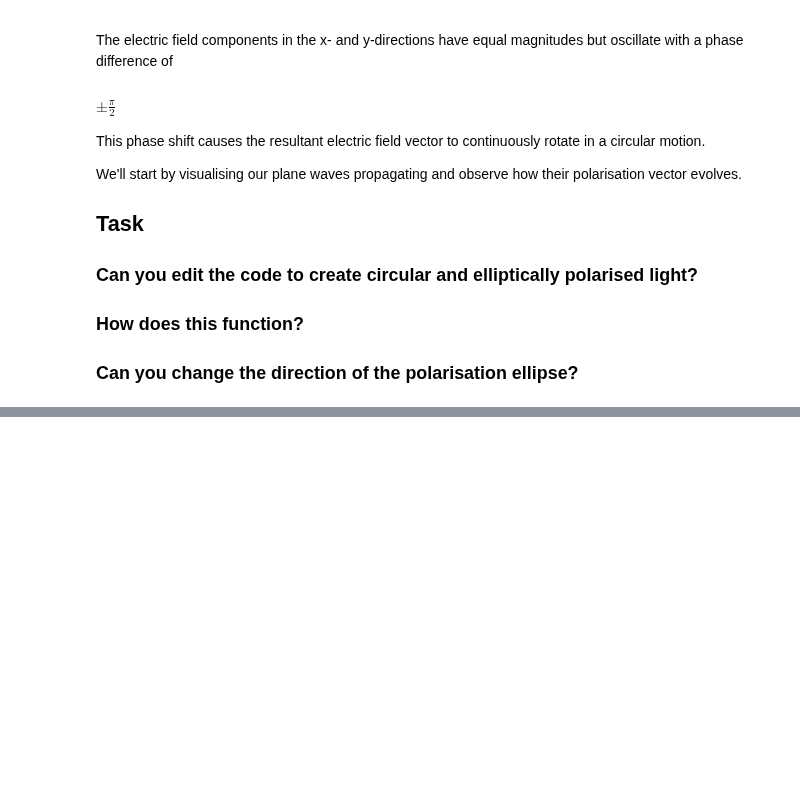
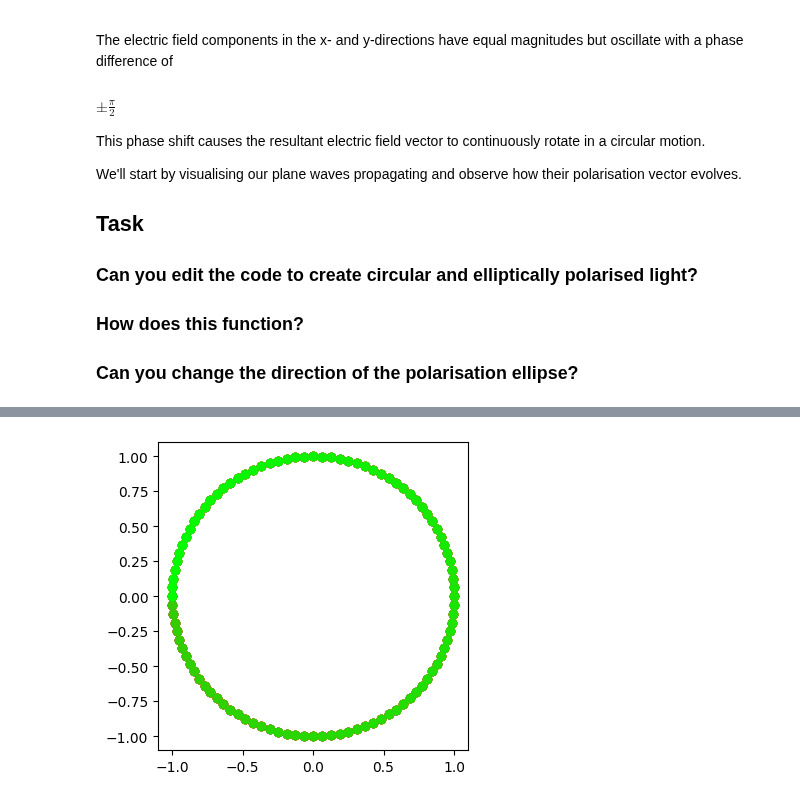
Before and after one commit to JonesRobM/CMNPs, a Jupyter notebook: Polarise.ipynb, the cells around one changed output, grey strips where cells are left out. Cells and saved outputs as stored; diff of their text form; code cells hidden in the pictures; blank space fills up the shorter version.

```diff
--- a/Polarise.ipynb
+++ b/Polarise.ipynb
@@ -113,0 +122,6 @@ plt.show()
+# %%
+v1 = np.array([1, complex(0,-1)])
+
+time = np.linspace(-5*np.pi, 5*np.pi, 501)
+
+field = np.array( [np.exp(complex(0,1)*t) * v1 for t in time] )
@@ -113,0 +134,12 @@ plt.show()
+# %%
+fig,ax = plt.subplots()
+fig.set_size_inches(4,4)
+for i,t in enumerate(time):
+    ax.scatter(np.real(field[:,0][i]), np.real(field[:,1][i]),
+               color = [1 - i/len(time),
+                        i/len(time),
+                        0 ]
+               #color = [ r, g, b, alpha]
+               )
+# %% [output]
+[figure, added]
```
Also changed, not shown: parts of 6 cells of this notebook, 1 other file.
